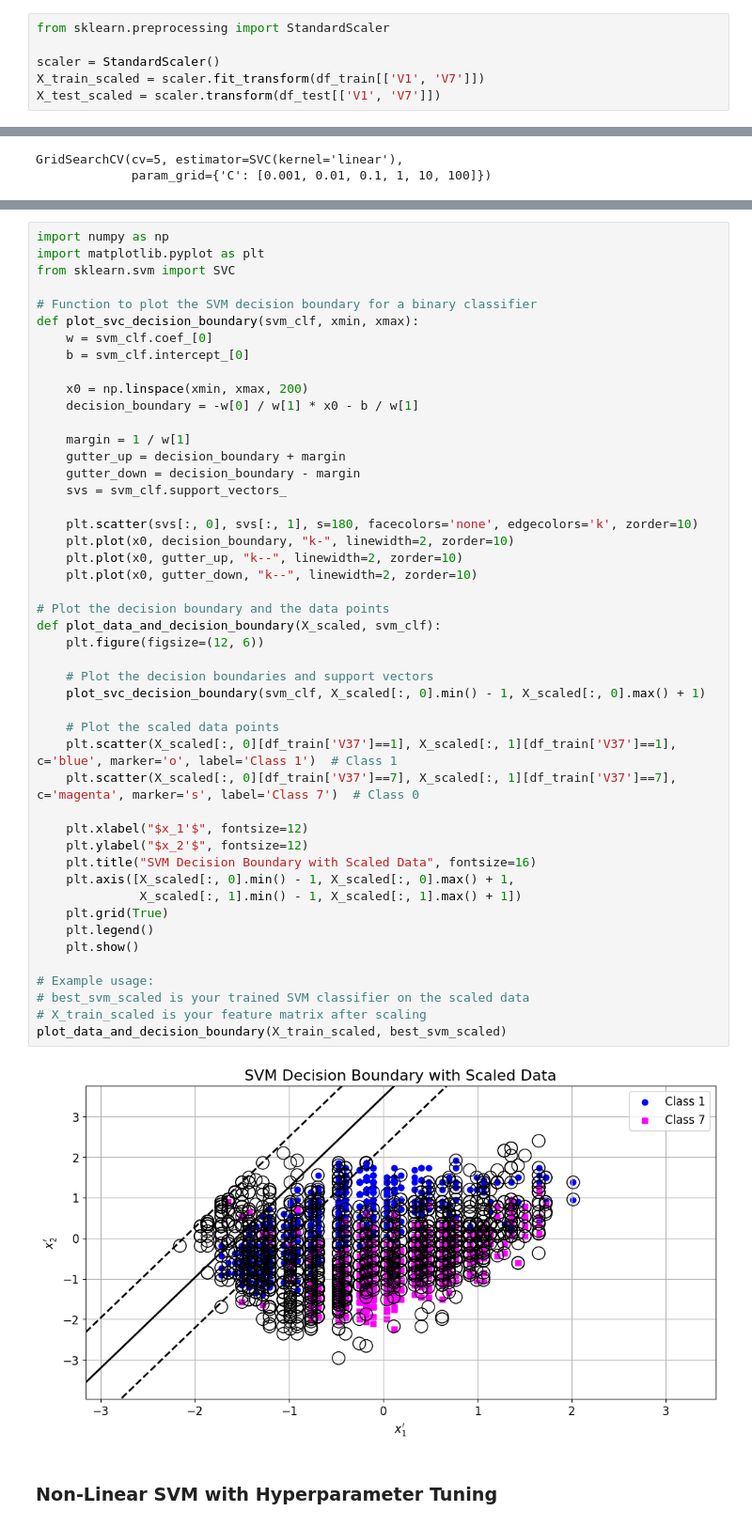
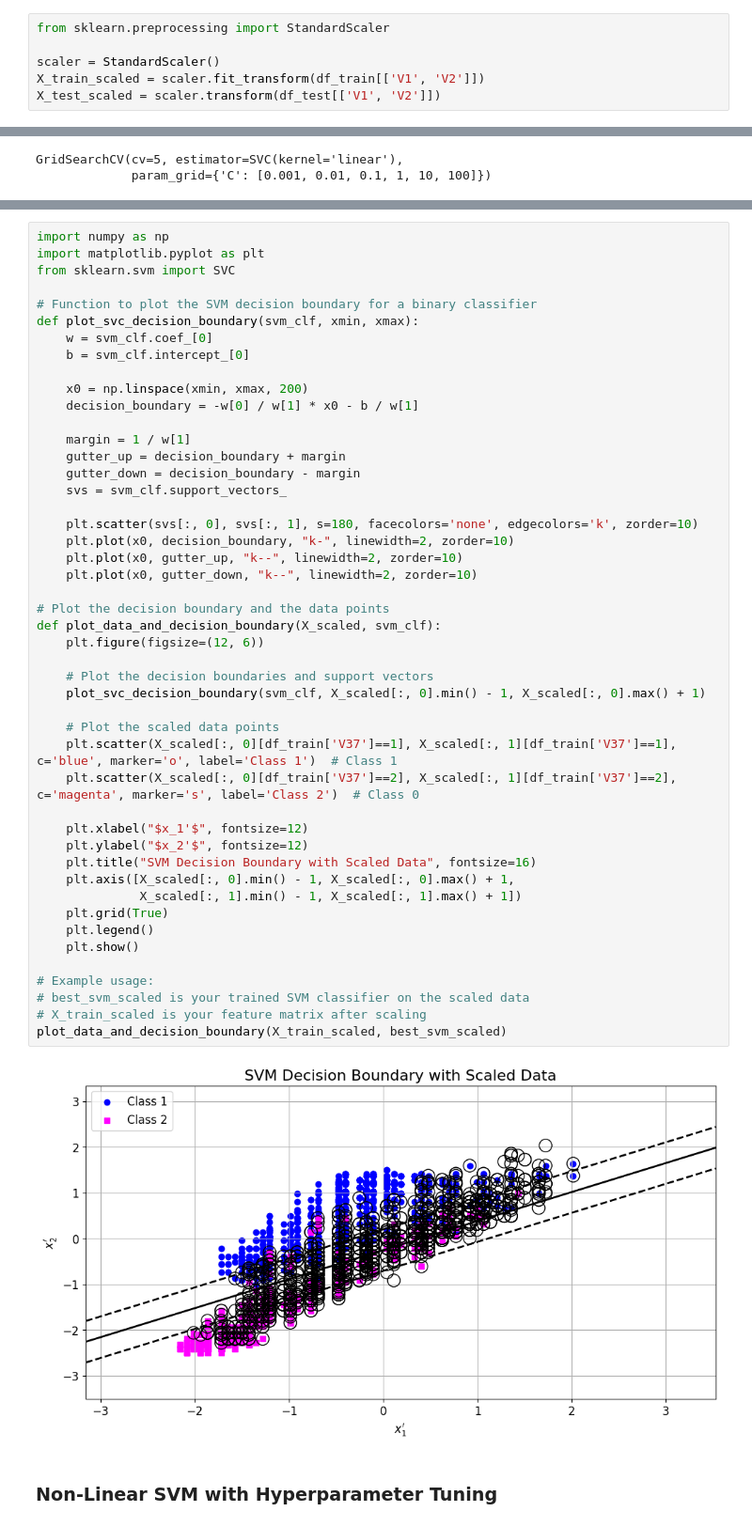
Before and after one commit to airidas23/SVM, a Jupyter notebook: SMV_Project.ipynb, the cells around one changed output, grey strips where cells are left out. Shown at 94% size. Cells and saved outputs as stored; diff of their text form.

```diff
--- a/SMV_Project.ipynb
+++ b/SMV_Project.ipynb
@@ -141,8 +141,8 @@ SVM Kernel Choice: A non-linear kernel, such as the Radial Basis Function (RBF)
 from sklearn.preprocessing import StandardScaler
 
 scaler = StandardScaler()
-X_train_scaled = scaler.fit_transform(df_train[['V1', 'V7']])
-X_test_scaled = scaler.transform(df_test[['V1', 'V7']])
+X_train_scaled = scaler.fit_transform(df_train[['V1', 'V2']])
+X_test_scaled = scaler.transform(df_test[['V1', 'V2']])
 # %%
 svm = SVC(kernel='linear')
 param_grid = {'C': [0.001, 0.01, 0.1, 1, 10, 100]}
@@ -263,35 +263,35 @@ def plot_svc_decision_boundary(svm_clf, xmin, xmax):
 
     plt.scatter(svs[:, 0], svs[:, 1], s=180, facecolors='none', edgecolors='k', zorder=10)
     plt.plot(x0, decision_boundary, "k-", linewidth=2, zorder=10)
     plt.plot(x0, gutter_up, "k--", linewidth=2, zorder=10)
     plt.plot(x0, gutter_down, "k--", linewidth=2, zorder=10)
 
 # Plot the decision boundary and the data points
 def plot_data_and_decision_boundary(X_scaled, svm_clf):
     plt.figure(figsize=(12, 6))
 
     # Plot the decision boundaries and support vectors
     plot_svc_decision_boundary(svm_clf, X_scaled[:, 0].min() - 1, X_scaled[:, 0].max() + 1)
 
     # Plot the scaled data points
     plt.scatter(X_scaled[:, 0][df_train['V37']==1], X_scaled[:, 1][df_train['V37']==1], c='blue', marker='o', label='Class 1')  # Class 1
-    plt.scatter(X_scaled[:, 0][df_train['V37']==7], X_scaled[:, 1][df_train['V37']==7], c='magenta', marker='s', label='Class 7')  # Class 0
+    plt.scatter(X_scaled[:, 0][df_train['V37']==2], X_scaled[:, 1][df_train['V37']==2], c='magenta', marker='s', label='Class 2')  # Class 0
 
     plt.xlabel("$x_1'$", fontsize=12)
     plt.ylabel("$x_2'$", fontsize=12)
     plt.title("SVM Decision Boundary with Scaled Data", fontsize=16)
     plt.axis([X_scaled[:, 0].min() - 1, X_scaled[:, 0].max() + 1,
               X_scaled[:, 1].min() - 1, X_scaled[:, 1].max() + 1])
     plt.grid(True)
     plt.legend()
     plt.show()
 
 # Example usage:
 # best_svm_scaled is your trained SVM classifier on the scaled data
 # X_train_scaled is your feature matrix after scaling
 plot_data_and_decision_boundary(X_train_scaled, best_svm_scaled)
 # %% [output]
-[figure, old version]
+[figure, new version]
 # %% [markdown]
 ### Non-Linear SVM with Hyperparameter Tuning
 # %%
```
Also changed, not shown: parts of 29 cells of this notebook.
